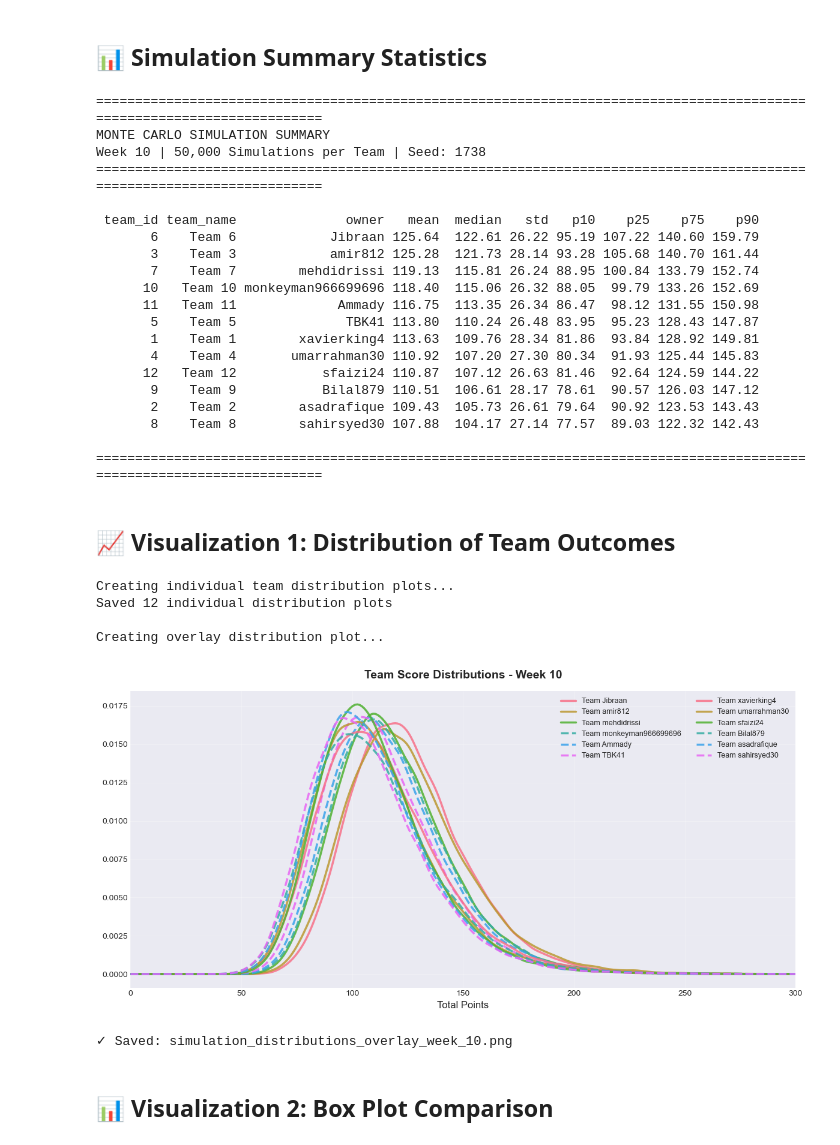
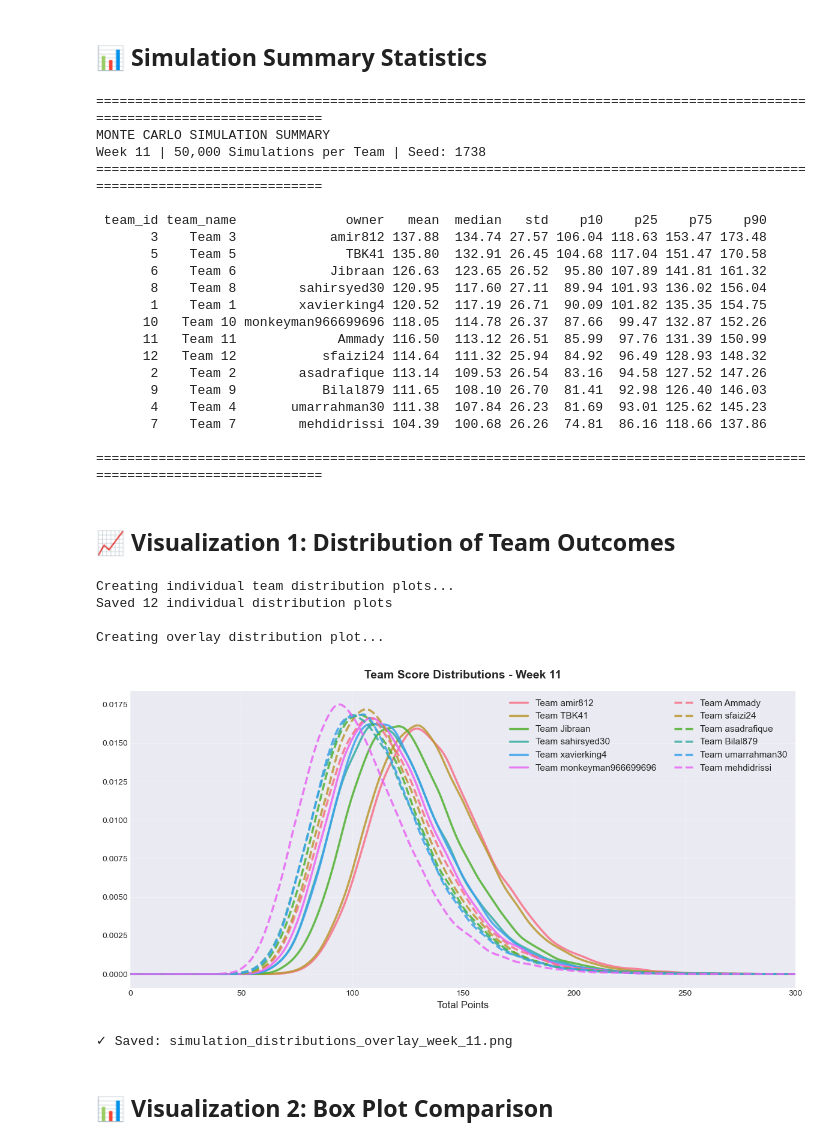
Before and after one commit to sfaizi24/TNC-Model-2025, a Jupyter notebook: backend/notebooks/07_monte_carlo_simulations.ipynb, the cells around one changed output. Drawn from its saved outputs; the diff is of its cells as text; code cells hidden in the pictures.

Commit message:
week 11 run

```diff
--- a/backend/notebooks/07_monte_carlo_simulations.ipynb
+++ b/backend/notebooks/07_monte_carlo_simulations.ipynb
@@ -48,7 +48,7 @@ plt.rcParams['legend.fontsize'] = 10
 # Simulation parameters
 SEED = 1738
 N_SIMULATIONS = 50000
-CURRENT_WEEK = 10
+CURRENT_WEEK = 11
 
 np.random.seed(SEED)
 
@@ -382,22 +382,22 @@ print("="*120)
 # %% [output]
 ========================================================================================================================
 MONTE CARLO SIMULATION SUMMARY
-Week 10 | 50,000 Simulations per Team | Seed: 1738
+Week 11 | 50,000 Simulations per Team | Seed: 1738
 ========================================================================================================================
 
- team_id team_name              owner   mean  median   std   p10    p25    p75    p90
-       6    Team 6            Jibraan 125.64  122.61 26.22 95.19 107.22 140.60 159.79
-       3    Team 3            amir812 125.28  121.73 28.14 93.28 105.68 140.70 161.44
-       7    Team 7        mehdidrissi 119.13  115.81 26.24 88.95 100.84 133.79 152.74
-      10   Team 10 monkeyman966699696 118.40  115.06 26.32 88.05  99.79 133.26 152.69
-      11   Team 11             Ammady 116.75  113.35 26.34 86.47  98.12 131.55 150.98
-       5    Team 5              TBK41 113.80  110.24 26.48 83.95  95.23 128.43 147.87
-       1    Team 1        xavierking4 113.63  109.76 28.34 81.86  93.84 128.92 149.81
-       4    Team 4       umarrahman30 110.92  107.20 27.30 80.34  91.93 125.44 145.83
-      12   Team 12           sfaizi24 110.87  107.12 26.63 81.46  92.64 124.59 144.22
-       9    Team 9           Bilal879 110.51  106.61 28.17 78.61  90.57 126.03 147.12
-       2    Team 2        asadrafique 109.43  105.73 26.61 79.64  90.92 123.53 143.43
-       8    Team 8        sahirsyed30 107.88  104.17 27.14 77.57  89.03 122.32 142.43
+ team_id team_name              owner   mean  median   std    p10    p25    p75    p90
+       3    Team 3            amir812 137.88  134.74 27.57 106.04 118.63 153.47 173.48
+       5    Team 5              TBK41 135.80  132.91 26.45 104.68 117.04 151.47 170.58
+       6    Team 6            Jibraan 126.63  123.65 26.52  95.80 107.89 141.81 161.32
+       8    Team 8        sahirsyed30 120.95  117.60 27.11  89.94 101.93 136.02 156.04
+       1    Team 1        xavierking4 120.52  117.19 26.71  90.09 101.82 135.35 154.75
+      10   Team 10 monkeyman966699696 118.05  114.78 26.37  87.66  99.47 132.87 152.26
+      11   Team 11             Ammady 116.50  113.12 26.51  85.99  97.76 131.39 150.99
+      12   Team 12           sfaizi24 114.64  111.32 25.94  84.92  96.49 128.93 148.32
+       2    Team 2        asadrafique 113.14  109.53 26.54  83.16  94.58 127.52 147.26
+       9    Team 9           Bilal879 111.65  108.10 26.70  81.41  92.98 126.40 146.03
+       4    Team 4       umarrahman30 111.38  107.84 26.23  81.69  93.01 125.62 145.23
+       7    Team 7        mehdidrissi 104.39  100.68 26.26  74.81  86.16 118.66 137.86
 
 ========================================================================================================================
 # %% [markdown]
@@ -460,47 +460,50 @@ print(f"Saved {len(team_order)} individual distribution plots")
 print("\nCreating overlay distribution plot...")
 fig, ax = plt.subplots(figsize=(12, 6))
 
-# Define 6 colors and alternate between solid and dashed lines
+# Define 6 colors - each color will be used twice (once solid, once dashed)
 colors = sns.color_palette('husl', 6)
-line_styles = ['-', '-', '-', '--', '--', '--']  # First 3 solid, next 3 dashed
 
 for idx, team_id in enumerate(team_order):
     team_data = summary_stats[summary_stats['team_id'] == team_id].iloc[0]
     team_display = f"Team {team_data['owner']}"
     points = df_simulations[df_simulations['team_id'] == team_id]['total_points'].values
 
     # Calculate KDE for smooth lines
     from scipy.stats import gaussian_kde
     kde = gaussian_kde(points)
     x_range = np.linspace(0, 300, 300)
     density = kde(x_range)
 
-    # Use modulo to cycle through colors and line styles
+    # Use modulo to cycle through colors (6 colors for 12 teams = 2 teams per color)
     color_idx = idx % 6
+
+    # First 6 teams get solid lines, last 6 get dashed lines
+    # This way each color appears once solid and once dashed
+    linestyle = '-' if idx < 6 else '--'
 
     # Plot as line with proper team name
     ax.plot(x_range, density, label=team_display, linewidth=2.5, alpha=0.85,
-            color=colors[color_idx], linestyle=line_styles[color_idx])
+            color=colors[color_idx], linestyle=linestyle)
 
 ax.set_title(f'Team Score Distributions - Week {CURRENT_WEEK}', fontsize=14, fontweight='bold', pad=15)
 ax.set_xlabel('Total Points', fontsize=12)
 ax.set_ylabel('')  # Remove Density label
 ax.set_xlim(0, 300)
-ax.legend(loc='upper right', fontsize=9, ncol=2)
+ax.legend(loc='upper right', fontsize=11, ncol=2)  # Increased fontsize from 9 to 11
 ax.grid(alpha=0.3)
 plt.tight_layout()
 
 plt.savefig(f'../data/images/simulation_distributions_overlay_week_{CURRENT_WEEK}.png', dpi=300, bbox_inches='tight')
 plt.show()
 
 print(f"✓ Saved: simulation_distributions_overlay_week_{CURRENT_WEEK}.png")
 # %% [output]
 Creating individual team distribution plots...
 Saved 12 individual distribution plots
 
 Creating overlay distribution plot...
-[figure, old version]
+[figure, new version]
-✓ Saved: simulation_distributions_overlay_week_10.png
+✓ Saved: simulation_distributions_overlay_week_11.png
 # %% [markdown]
 ## 📊 Visualization 2: Box Plot Comparison
 # %%
```
Also changed, not shown: parts of 22 cells of this notebook, 42 other files.
